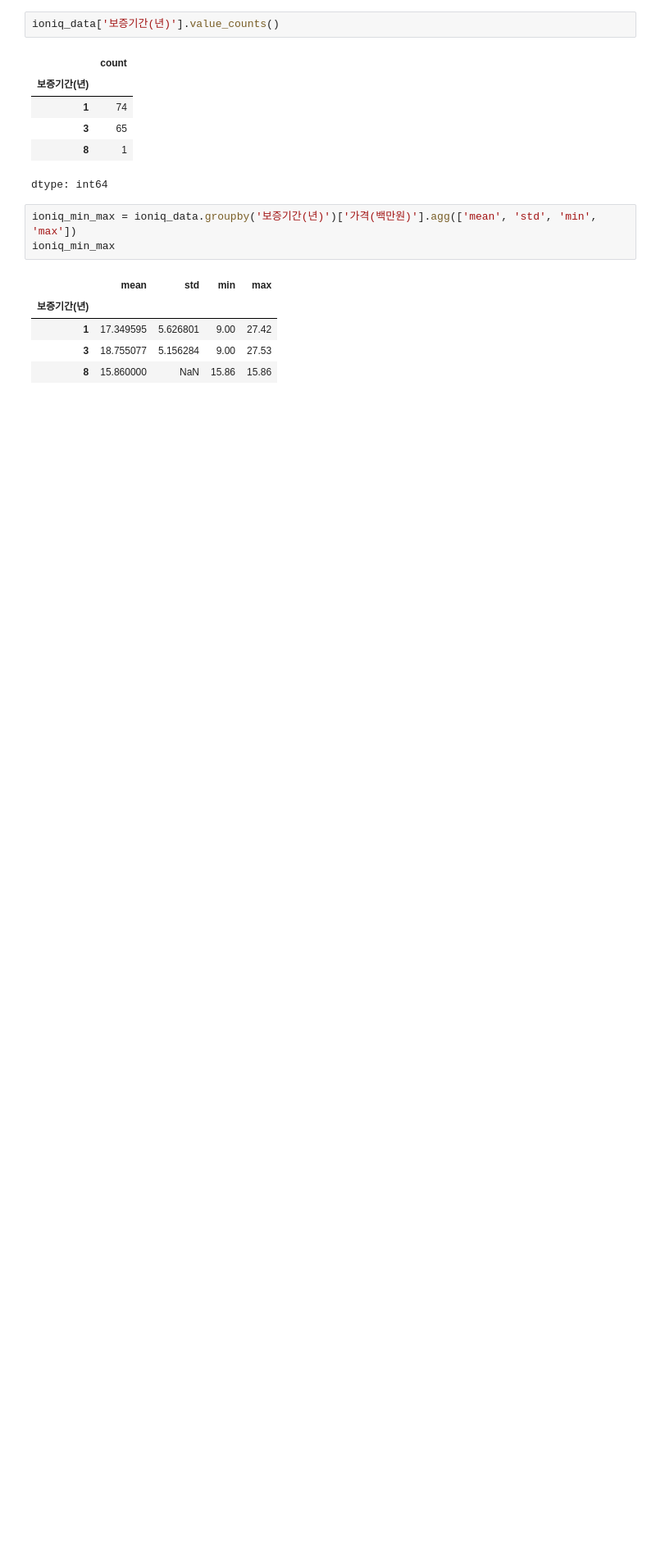
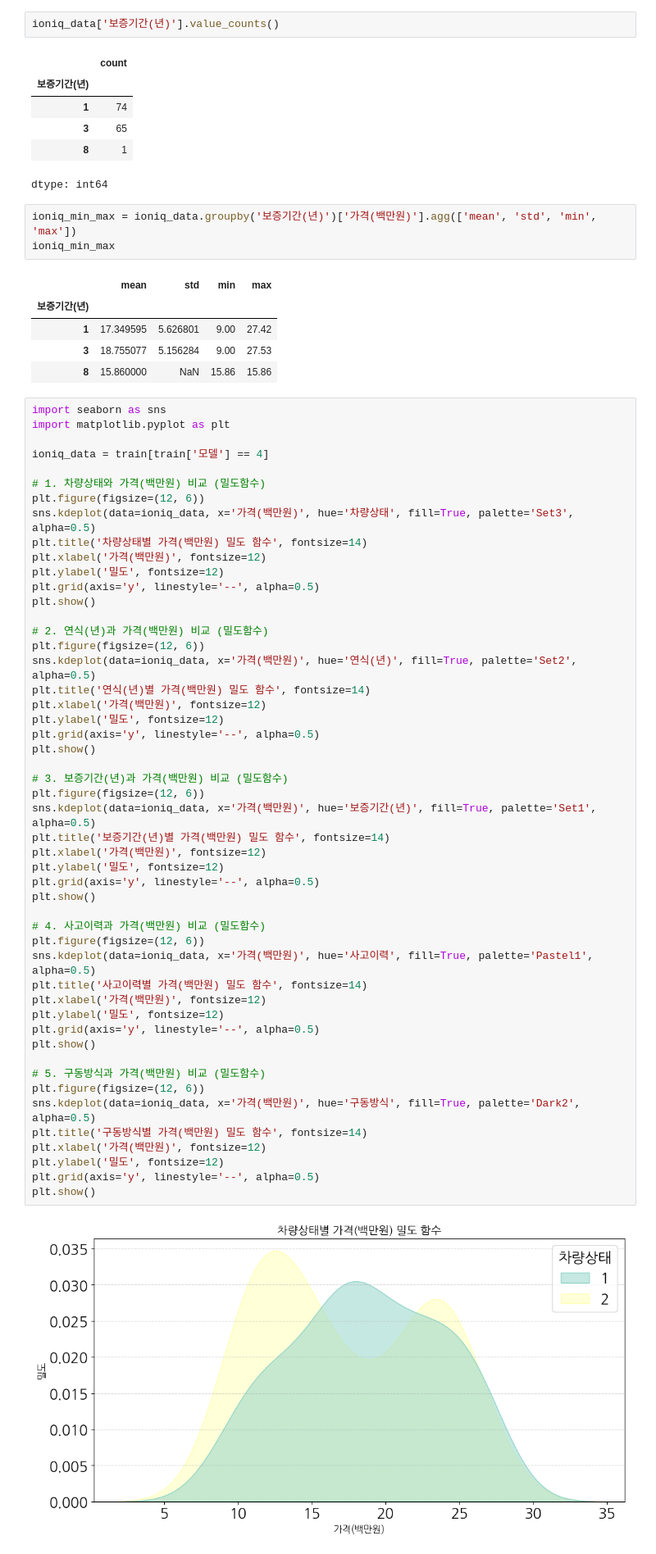
Before and after one commit to Pathway2008/CarPrice, a Jupyter notebook: 4,14,15.ipynb, the cells around one changed output. Shown at 82% size. Cells and saved outputs as stored; diff of their text form; blank space fills up the shorter version.

```diff
--- a/4,14,15.ipynb
+++ b/4,14,15.ipynb
@@ -502,3 +507,55 @@ ioniq_min_max
 | 1 | 17.349595 | 5.626801 | 9.00 | 27.42 |
 | 3 | 18.755077 | 5.156284 | 9.00 | 27.53 |
 | 8 | 15.860000 | NaN | 15.86 | 15.86 |
+# %%
+import seaborn as sns
+import matplotlib.pyplot as plt
+
+ioniq_data = train[train['모델'] == 4]
+
+# 1. 차량상태와 가격(백만원) 비교 (밀도함수)
+plt.figure(figsize=(12, 6))
+sns.kdeplot(data=ioniq_data, x='가격(백만원)', hue='차량상태', fill=True, palette='Set3', alpha=0.5)
+plt.title('차량상태별 가격(백만원) 밀도 함수', fontsize=14)
+plt.xlabel('가격(백만원)', fontsize=12)
+plt.ylabel('밀도', fontsize=12)
+plt.grid(axis='y', linestyle='--', alpha=0.5)
+plt.show()
+
+# 2. 연식(년)과 가격(백만원) 비교 (밀도함수)
+plt.figure(figsize=(12, 6))
+sns.kdeplot(data=ioniq_data, x='가격(백만원)', hue='연식(년)', fill=True, palette='Set2', alpha=0.5)
+plt.title('연식(년)별 가격(백만원) 밀도 함수', fontsize=14)
+plt.xlabel('가격(백만원)', fontsize=12)
+plt.ylabel('밀도', fontsize=12)
+plt.grid(axis='y', linestyle='--', alpha=0.5)
+plt.show()
+
+# 3. 보증기간(년)과 가격(백만원) 비교 (밀도함수)
+plt.figure(figsize=(12, 6))
+sns.kdeplot(data=ioniq_data, x='가격(백만원)', hue='보증기간(년)', fill=True, palette='Set1', alpha=0.5)
+plt.title('보증기간(년)별 가격(백만원) 밀도 함수', fontsize=14)
+plt.xlabel('가격(백만원)', fontsize=12)
+plt.ylabel('밀도', fontsize=12)
+plt.grid(axis='y', linestyle='--', alpha=0.5)
+plt.show()
+
+# 4. 사고이력과 가격(백만원) 비교 (밀도함수)
+plt.figure(figsize=(12, 6))
+sns.kdeplot(data=ioniq_data, x='가격(백만원)', hue='사고이력', fill=True, palette='Pastel1', alpha=0.5)
+plt.title('사고이력별 가격(백만원) 밀도 함수', fontsize=14)
+plt.xlabel('가격(백만원)', fontsize=12)
+plt.ylabel('밀도', fontsize=12)
+plt.grid(axis='y', linestyle='--', alpha=0.5)
+plt.show()
+
+# 5. 구동방식과 가격(백만원) 비교 (밀도함수)
+plt.figure(figsize=(12, 6))
+sns.kdeplot(data=ioniq_data, x='가격(백만원)', hue='구동방식', fill=True, palette='Dark2', alpha=0.5)
+plt.title('구동방식별 가격(백만원) 밀도 함수', fontsize=14)
+plt.xlabel('가격(백만원)', fontsize=12)
+plt.ylabel('밀도', fontsize=12)
+plt.grid(axis='y', linestyle='--', alpha=0.5)
+plt.show()
+# %% [output]
+[figure, added]
```
Also changed, not shown: parts of 14 cells of this notebook.
